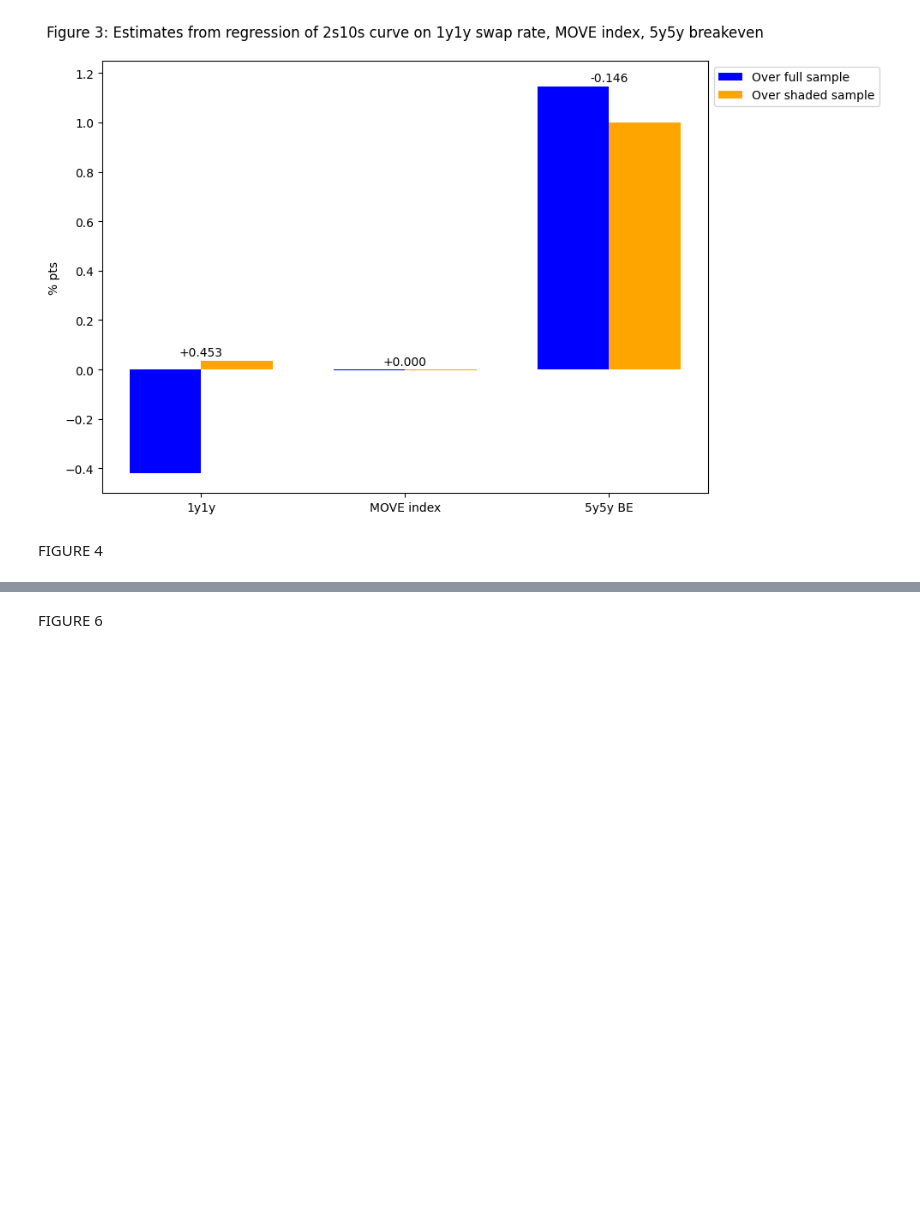
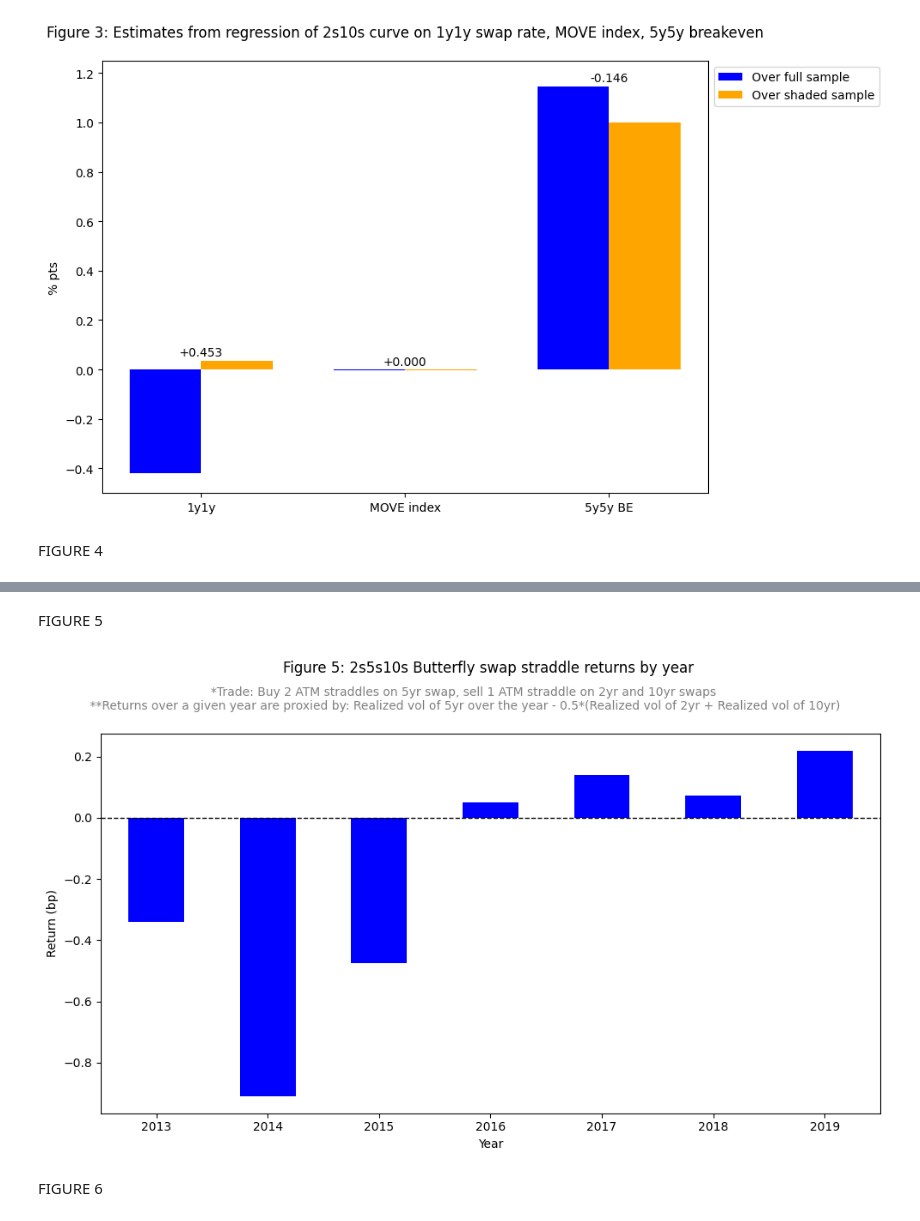
Before and after one commit to ALILODHI-cloud/UVAmacro, a Jupyter notebook: post_1/analysis.ipynb, the cells around one changed output, grey strips where cells are left out. Cells and saved outputs as stored; diff of their text form; code cells hidden in the pictures; blank space fills up the shorter version.

```diff
--- a/post_1/analysis.ipynb
+++ b/post_1/analysis.ipynb
@@ -643,2 +611,47 @@ Notes:
+# %% [markdown]
+FIGURE 5
+# %%
+# Assuming df_total_2 is already loaded and 'Date' column is in datetime format
+
+
+
+
+df_total_3['2yr_swap_pct_returns'] = df_total_3['2yr_yield'].pct_change()
+df_total_3['5yr_swap_pct_returns'] = df_total_3['5yr_yield'].pct_change()
+df_total_3['10yr_swap_pct_returns'] = df_total_3['10yr_yield'].pct_change()
+
+# Calculate the standard deviation of log returns (realized volatility) over the past 252 days
+df_total_3['2yr_swap_vol'] = df_total_3['2yr_swap_pct_returns'].rolling(window=252).std()  # No annualization
+df_total_3['5yr_swap_vol'] = df_total_3['5yr_swap_pct_returns'].rolling(window=252).std()  # No annualization
+df_total_3['10yr_swap_vol'] = df_total_3['10yr_swap_pct_returns'].rolling(window=252).std()  # No annualization
+
+# Calculate the 'quantity' based on the formula
+df_total_3['quantity'] = (df_total_3['5yr_swap_vol'] - 0.5 * (df_total_3['2yr_swap_vol'] + df_total_3['10yr_swap_vol'])) * 100
+
+# Extract the year from the 'Date' column for grouping
+df_total_3['Year'] = df_total_3['Date'].dt.year
+
+# Group by the 'Year' and calculate the last value of 'quantity' for each year
+annual_quantity = df_total_3.groupby('Year')['quantity'].last()
+
+# Filter for specific years
+annual_quantity = annual_quantity[annual_quantity.index.isin([2013, 2014, 2015, 2016, 2017, 2018, 2019])]  # Filter for years 2014-2019
+
+# Plotting
+plt.figure(figsize=(10, 6))
+annual_quantity.plot(kind='bar', color='blue')
+plt.title('Figure 5: 2s5s10s Butterfly swap straddle returns by year \n\n\n')
+plt.xlabel('Year')
+plt.ylabel('Return (bp)')
+
+plt.figtext(0.5, 0.88, '*Trade: Buy 2 ATM straddles on 5yr swap, sell 1 ATM straddle on 2yr and 10yr swaps\n **Returns over a given year are proxied by: Realized vol of 5yr over the year - 0.5*(Realized vol of 2yr + Realized vol of 10yr)', ha='center', fontsize=10, color='gray')
+
+plt.xticks(rotation=0)
+plt.axhline(y=0, color='black', linestyle='--', linewidth=1)
+plt.tight_layout()
+plt.savefig(f'{figure_path}/figure5.jpg', format='jpeg', bbox_inches='tight')
+plt.show()
+# %% [output]
+[figure, added]
 # %% [markdown]
 FIGURE 6
```
Also changed, not shown: parts of 10 cells of this notebook.
